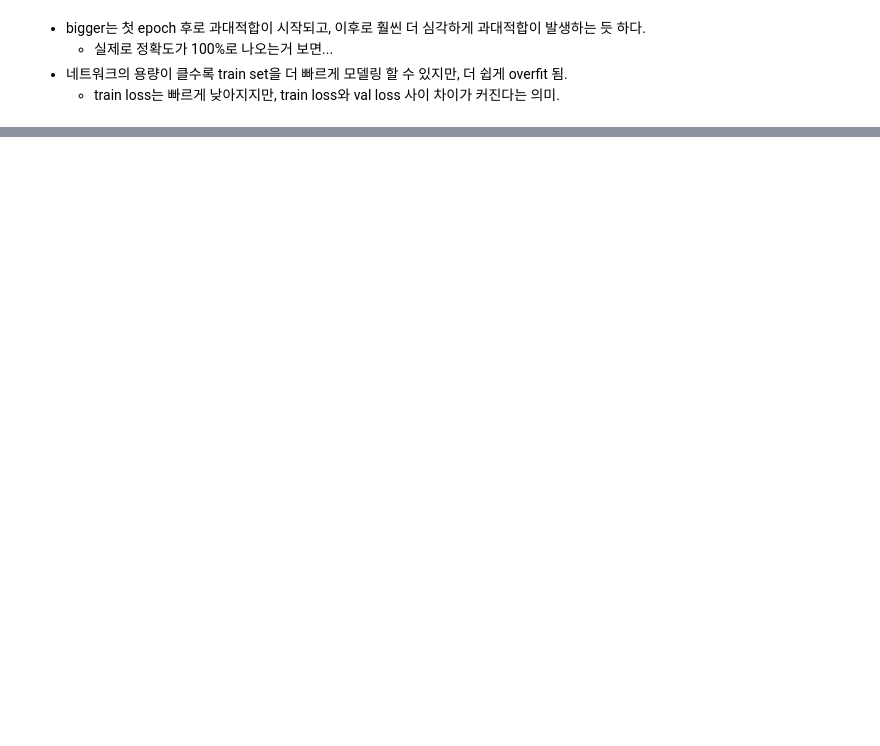
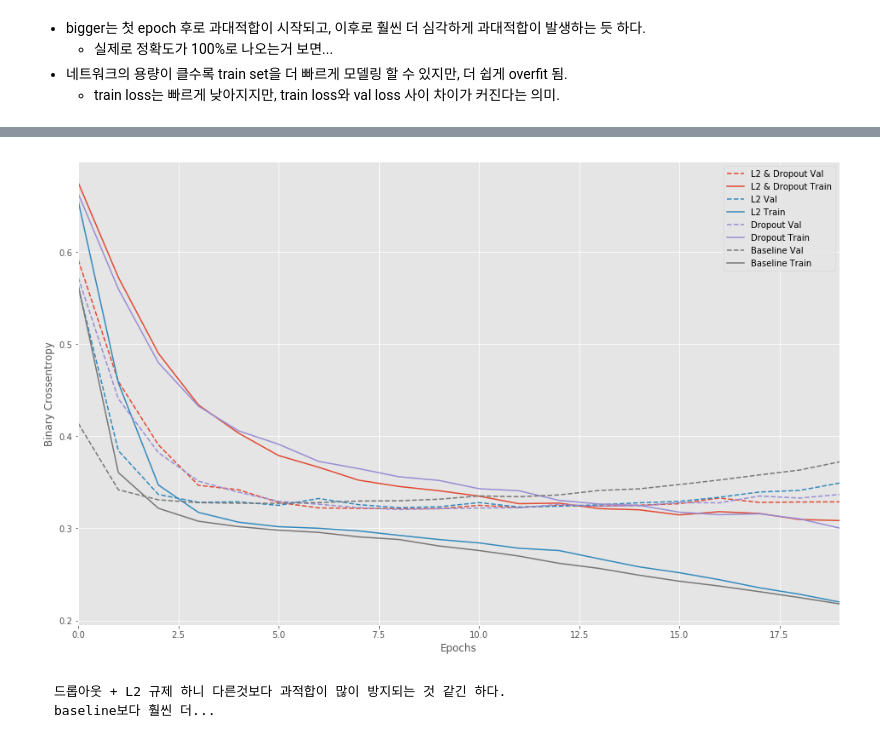
Before and after one commit to skdbsxir/DS-Studying, a Jupyter notebook: [NN Study]/003. Keras Examples - 5. Overfitting & Underfitting.ipynb, the cells around one changed output, grey strips where cells are left out. Cells and saved outputs as stored; diff of their text form; code cells hidden in the pictures; blank space fills up the shorter version.

```diff
--- a/[NN Study]/003. Keras Examples - 5. Overfitting & Underfitting.ipynb
+++ b/[NN Study]/003. Keras Examples - 5. Overfitting & Underfitting.ipynb
@@ -302,0 +443,20 @@ plot_history([('baseline', baseline_history),
+# %%
+# L2 규제에 Dropout을 섞으면 어떻게 될까??
+l2_dropout_model = keras.Sequential([
+    keras.layers.Dense(16, kernel_regularizer=keras.regularizers.l2(0.001),
+                       activation='relu', input_shape=(NUM_WORDS,)),
+    keras.layers.Dropout(0.5),
+    keras.layers.Dense(16, kernel_regularizer=keras.regularizers.l2(0.001),
+                       activation='relu'),
+    keras.layers.Dropout(0.5),
+    keras.layers.Dense(1, activation='sigmoid')
+])
+
+l2_dropout_model.compile(optimizer='adam',
+                         loss='binary_crossentropy',
+                         metrics=['accuracy', 'binary_crossentropy'])
+
+with tf.device('/GPU:0'):
+    l2_dropout_model_history = l2_dropout_model.fit(train_data, train_labels,
+                                                    epochs=20, batch_size=512,
+                                                    validation_data=(test_data, test_labels), verbose=2)
@@ -302,0 +481,10 @@ plot_history([('baseline', baseline_history),
+# %%
+plot_history([('l2 & dropout', l2_dropout_model_history),
+              ('l2', l2_model_history),
+              ('dropout', dropout_model_history),
+              ('baseline', baseline_history)])
+# %% [output]
+[figure, added]
+# %% [markdown]
+    드롭아웃 + L2 규제 하니 다른것보다 과적합이 많이 방지되는 것 같긴 하다.
+    baseline보다 훨씬 더...
```
Also changed, not shown: parts of 19 cells of this notebook.
